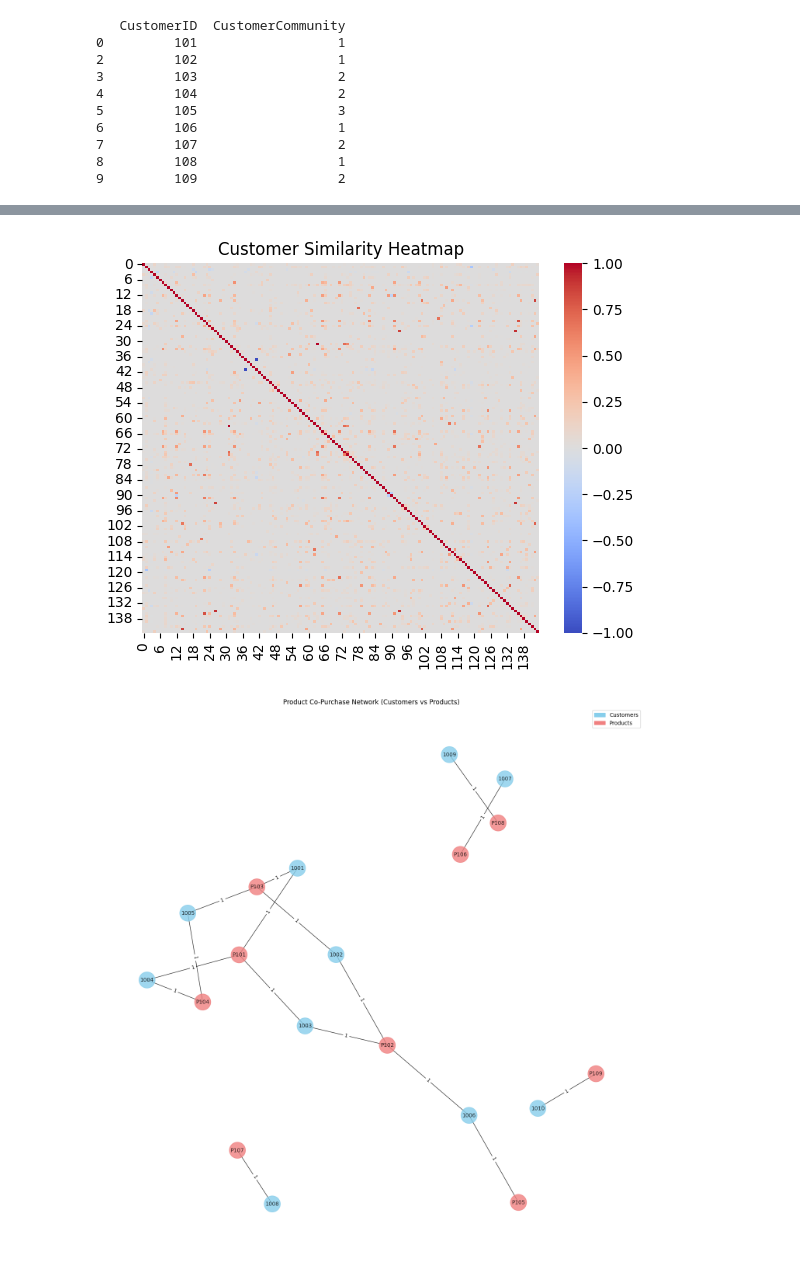
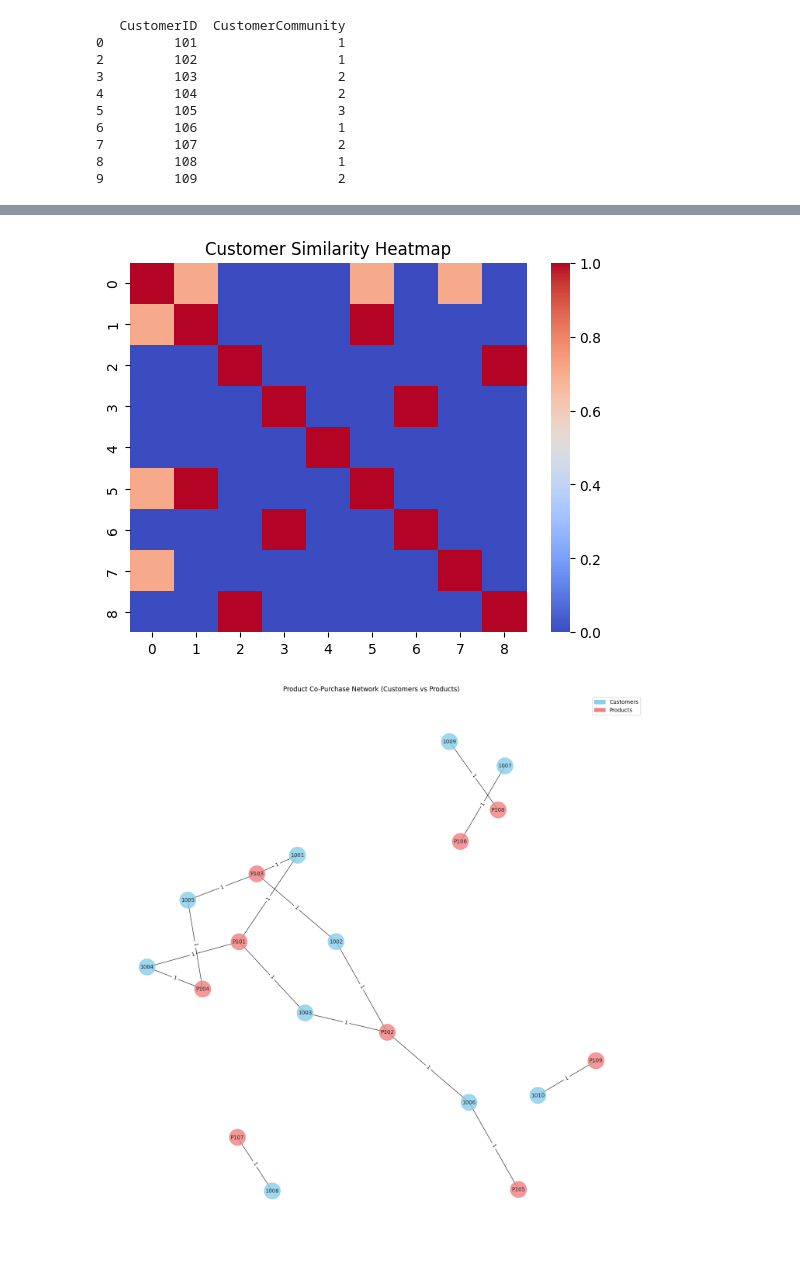
Before and after one commit to dileep5253/Community_Detection, a Jupyter notebook: Community-Detection1.ipynb, the cells around one changed output, grey strips where cells are left out. Saved outputs shown, nothing was run; the diff lists cells and outputs as text; code cells hidden in the pictures.

```diff
--- a/Community-Detection1.ipynb
+++ b/Community-Detection1.ipynb
@@ -457,26 +435,25 @@ df = pd.DataFrame({
     'ProductID': ['A', 'B', 'A', 'C', 'D', 'E', 'A', 'D', 'B', 'C']
 })
 
-# Assuming 'products_communities' is a DataFrame from previous analysis
-# Example:
-# products_communities = pd.DataFrame({'product_description': ['A', 'B', 'C', 'D', 'E'],
-#                                      'community_id': [1, 1, 2, 2, 3]})
+# Sample Product Community Data
+products_communities = pd.DataFrame({
+    'product_description': ['A', 'B', 'C', 'D', 'E'],
+    'community_id': [1, 1, 2, 2, 3]  # Assigning communities to products
+})
 
 # Assign customers to detected product communities
-def get_customer_community(customer_id, products_communities): # Pass products_communities as an argument
-    products_bought = df[df['CustomerID'] == customer_id]['ProductID'].tolist()
-    communities = products_communities[products_communities['product_description'].isin(products_bought)]['community_id'] # Access using 'product_description' and 'community_id'
-    return communities.mode()[0] if not communities.empty else None
+def get_customer_community(customer_id, df, products_communities):
+    products_bought = df[df['CustomerID'] == customer_id]['ProductID']
+    communities = products_communities.loc[products_communities['product_description'].isin(products_bought), 'community_id']
 
-# If products_communities is not defined, create a sample DataFrame:
-try:
-    products_communities
-except NameError:
-    products_communities = pd.DataFrame({'product_description': ['A', 'B', 'C', 'D', 'E'],
-                                         'community_id': [1, 1, 2, 2, 3]})
+    if not communities.empty:
+        return communities.mode().iloc[0]  # Select the most common community
+    return None  # Return None if no community is found
 
-# Pass products_communities to the apply function using the args parameter
-df['CustomerCommunity'] = df['CustomerID'].apply(get_customer_community, args=(products_communities,))  # Pass products_communities as an argument
+# Apply function to determine each customer's community
+df['CustomerCommunity'] = df['CustomerID'].apply(lambda x: get_customer_community(x, df, products_communities))
+
+# Drop duplicate CustomerID rows for clear output
 print(df[['CustomerID', 'CustomerCommunity']].drop_duplicates())
 # %% [output]
    CustomerID  CustomerCommunity
@@ -761,24 +757,30 @@ Passing `palette` without assigning `hue` is deprecated and will be removed in v
 # %%
 # Import necessary libraries
 import pandas as pd
 import numpy as np
 import networkx as nx
 import matplotlib.pyplot as plt
 import seaborn as sns
 from community import community_louvain
 from pyvis.network import Network
 import plotly.express as px
 from IPython.display import display, HTML
 from scipy.spatial.distance import pdist, squareform # Import the squareform function
 
+# Check if 'Quantity' column exists in df_sample
+if 'Quantity' not in df_sample.columns:
+    # If not, create it with default values (e.g., 1)
+    df_sample['Quantity'] = 1
+
 # Compute Customer Similarity Matrix
-customer_product_matrix = df_sample.pivot_table(index='CustomerID', columns='StockCode', values='Quantity', fill_value=0)
+# Use 'ProductID' instead of 'StockCode' as the column name
+customer_product_matrix = df_sample.pivot_table(index='CustomerID', columns='ProductID', values='Quantity', fill_value=0)
 similarity_matrix = 1 - squareform(pdist(customer_product_matrix, metric='cosine'))
 sns.heatmap(similarity_matrix, cmap='coolwarm')
 plt.title("Customer Similarity Heatmap")
 plt.show()
 # %% [output]
-[figure, old version]
+[figure, new version]
 # %%
 import networkx as nx
 import matplotlib.pyplot as plt
```
Also changed, not shown: parts of 26 cells of this notebook.
